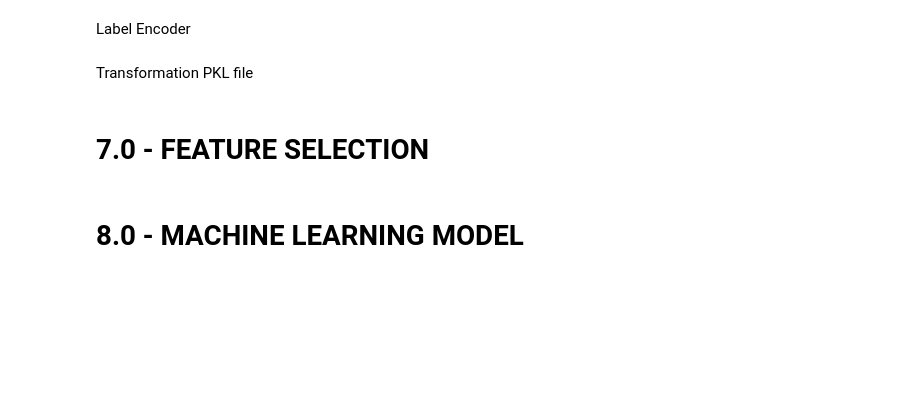
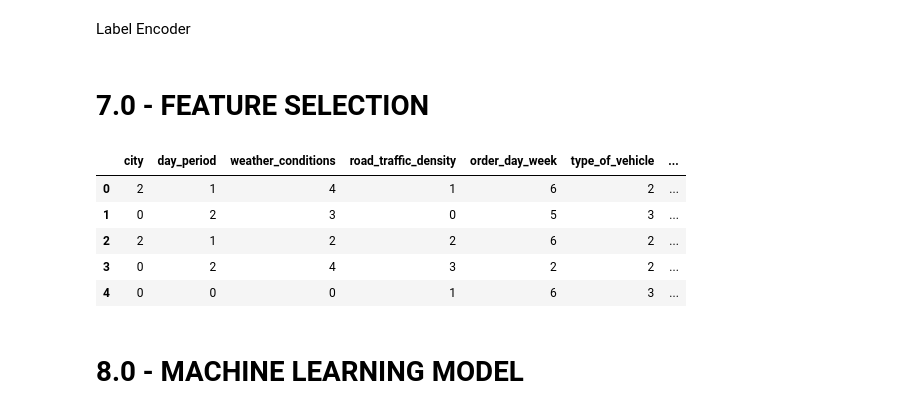
Before and after one commit to erickvieiras/delivery_forecasting, a Jupyter notebook: notebook/delivery.ipynb, the cells around one changed output. Cells and saved outputs as stored; diff of their text form; code cells hidden in the pictures; blank space fills up the shorter version.

```diff
--- a/notebook/delivery.ipynb
+++ b/notebook/delivery.ipynb
@@ -910,5 +910,3 @@ df6['weather_conditions']          =   le.fit_transform(df6['weather_conditions'
 df6['road_traffic_density']        =   le.fit_transform(df6['road_traffic_density'])
 df6['type_of_vehicle']             =   le.fit_transform(df6['type_of_vehicle'])
 df6['order_day_week']              =   le.fit_transform(df6['order_day_week'])
-# %% [markdown]
-Transformation PKL file
@@ -925,6 +916,15 @@ pickle.dump(le, open('../parameter/order_day_week_label_encoder.pkl', 'wb'))
 df7 = df6.copy()
 # %%
 df7 = df6[['city', 'day_period', 'weather_conditions', 'road_traffic_density', 'order_day_week','type_of_vehicle', 'delivery_location_longitude', 'delivery_location_latitude', 'festival', 'time_taken(min)']]
+# %%
+df7.head()
+# %% [output]
+|  | city | day_period | weather_conditions | road_traffic_density | order_day_week | type_of_vehicle | ... |
+| 0 | 2 | 1 | 4 | 1 | 6 | 2 | ... |
+| 1 | 0 | 2 | 3 | 0 | 5 | 3 | ... |
+| 2 | 2 | 1 | 2 | 2 | 6 | 2 | ... |
+| 3 | 0 | 2 | 4 | 3 | 2 | 2 | ... |
+| 4 | 0 | 0 | 0 | 1 | 6 | 3 | ... |
 # %% [markdown]
 # 8.0 - MACHINE LEARNING MODEL
 # %% [markdown]
```
Also changed, not shown: parts of 4 cells of this notebook.
